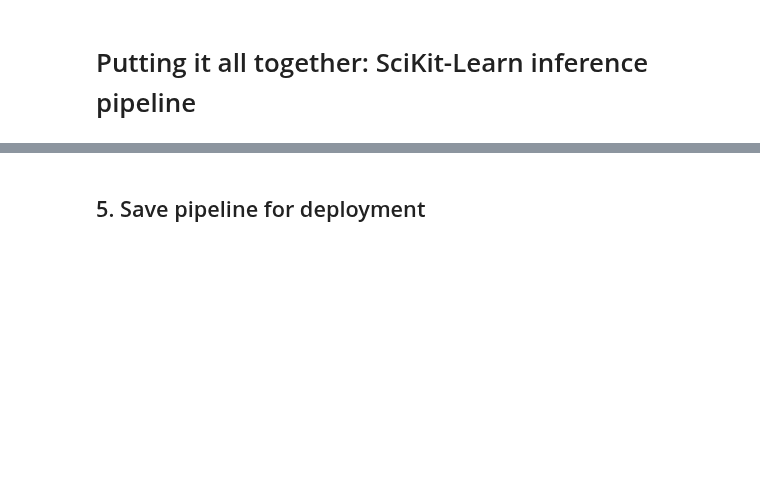
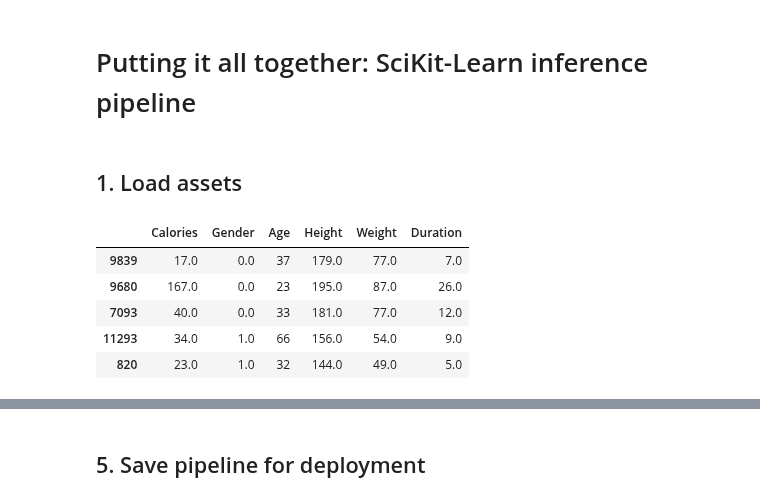
Before and after one commit to 4GeeksAcademy/gperdrizet_fitness_final_project, a Jupyter notebook: src/05-sklearn_inference_pipelines.ipynb, the cells around one changed output, grey strips where cells are left out. Drawn from its saved outputs; the diff is of its cells as text; code cells hidden in the pictures; blank space fills up the shorter version.

```diff
--- a/src/05-sklearn_inference_pipelines.ipynb
+++ b/src/05-sklearn_inference_pipelines.ipynb
@@ -22,0 +13,2 @@ from sklearn.ensemble import GradientBoostingRegressor
+# %% [markdown]
+## 1. Load assets
@@ -22,0 +24,10 @@ from sklearn.ensemble import GradientBoostingRegressor
+# %%
+train_df.drop(['Heart_Rate', 'User_ID', 'Body_Temp'], inplace=True, axis=1)
+train_df.head()
+# %% [output]
+|  | Calories | Gender | Age | Height | Weight | Duration |
+| 9839 | 17.0 | 0.0 | 37 | 179.0 | 77.0 | 7.0 |
+| 9680 | 167.0 | 0.0 | 23 | 195.0 | 87.0 | 26.0 |
+| 7093 | 40.0 | 0.0 | 33 | 181.0 | 77.0 | 12.0 |
+| 11293 | 34.0 | 1.0 | 66 | 156.0 | 54.0 | 9.0 |
+| 820 | 23.0 | 1.0 | 32 | 144.0 | 49.0 | 5.0 |
```
Also changed, not shown: parts of 13 cells of this notebook, 2 other files.
